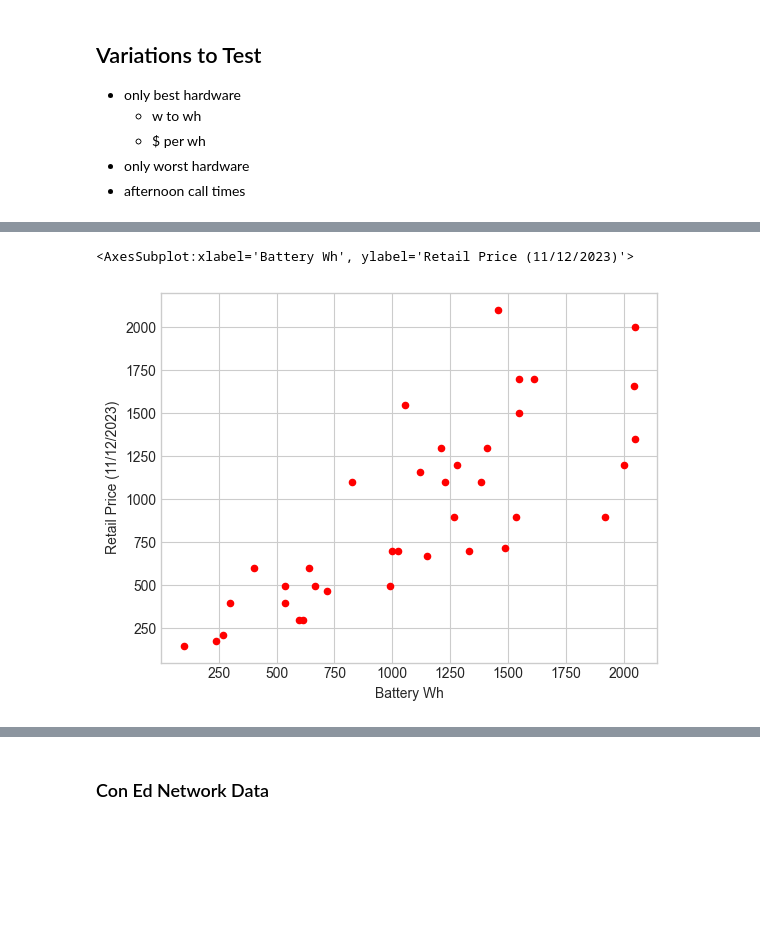
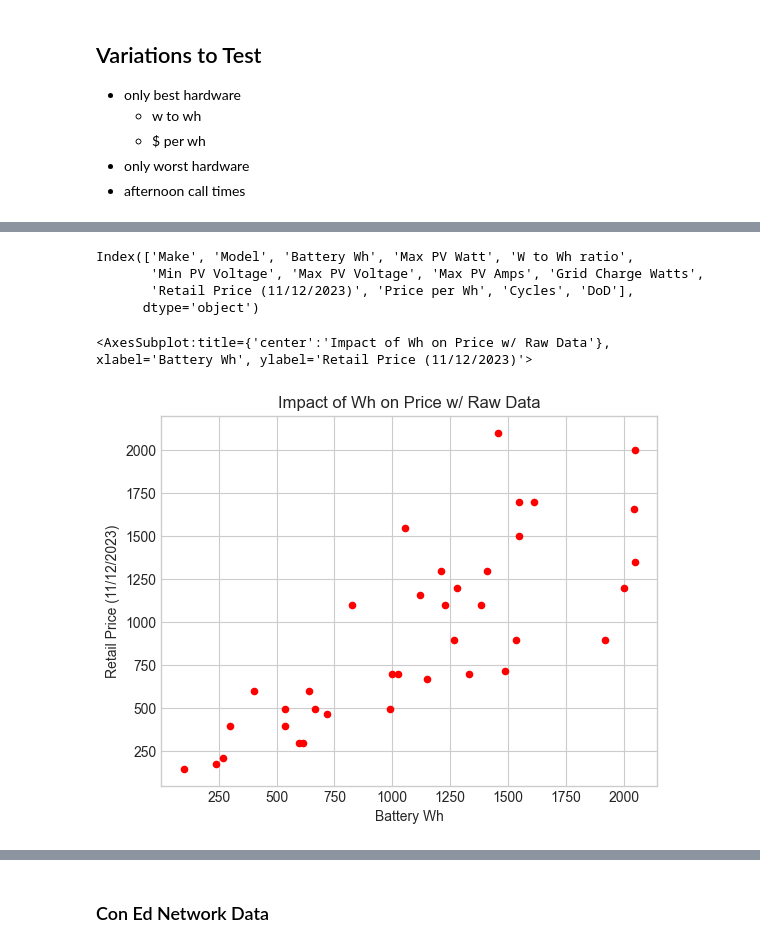
Before and after one commit to alexnathanson/communityDemandResponse-model, a Jupyter notebook: hardware-recommender/hardware-recommender.ipynb, the cells around one changed output, grey strips where cells are left out. Drawn from its saved outputs; the diff is of its cells as text; code cells hidden in the pictures; blank space fills up the shorter version.

Commit message:
run real hardware through model

```diff
--- a/hardware-recommender/hardware-recommender.ipynb
+++ b/hardware-recommender/hardware-recommender.ipynb
@@ -74,7 +83,10 @@ hardware_df = pd.read_csv('data/DER-Hardware-November-LiFePo4-batteriespowerstat
 
 #clean data
 hardware_df = hardware_df.drop(columns=['Link','Battery Type','Smart Control','Pass Through Charging',
-                                       'Inverter Efficiency','Inverter Watts','Model'])
+                                       'Inverter Efficiency','Inverter Watts', 'Warranty Years','Lifespan'])
+
+#filter out product lines that duplicate specs
+hardware_productline_df = hardware_df.drop(index=[11,12,13,31,33])
 
 hardware_df.head()
 # %% [output]
@@ -98,6 +108,13 @@ Total Number of Products: 37
+# %%
+hardware_df.keys()
+# %% [output]
+Index(['Make', 'Model', 'Battery Wh', 'Max PV Watt', 'W to Wh ratio',
+       'Min PV Voltage', 'Max PV Voltage', 'Max PV Amps', 'Grid Charge Watts',
+       'Retail Price (11/12/2023)', 'Price per Wh', 'Cycles', 'DoD'],
+      dtype='object')
 # %%
-hardware_df.plot(kind = 'scatter', x = 'Battery Wh', y = 'Retail Price (11/12/2023)', c='red',colormap='viridis')
+hardware_df.plot(kind = 'scatter', x = 'Battery Wh', y = 'Retail Price (11/12/2023)', c='red',colormap='viridis', title="Impact of Wh on Price w/ Raw Data")
 # %% [output]
-<AxesSubplot:xlabel='Battery Wh', ylabel='Retail Price (11/12/2023)'>
+<AxesSubplot:title={'center':'Impact of Wh on Price w/ Raw Data'}, xlabel='Battery Wh', ylabel='Retail Price (11/12/2023)'>
-[figure, old version]
+[figure, new version]
 # %%
```
Also changed, not shown: parts of 46 cells of this notebook.
